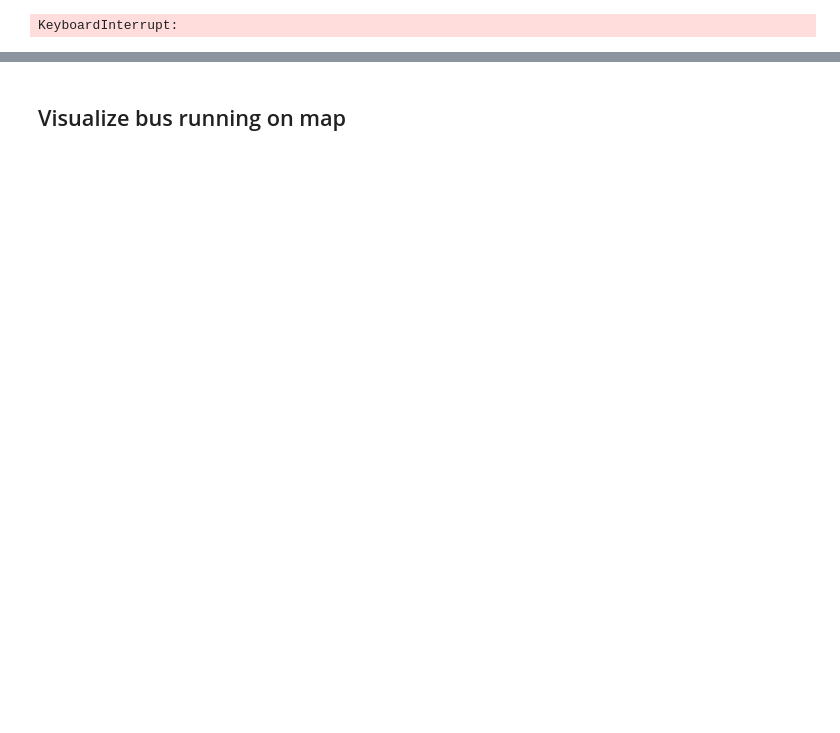
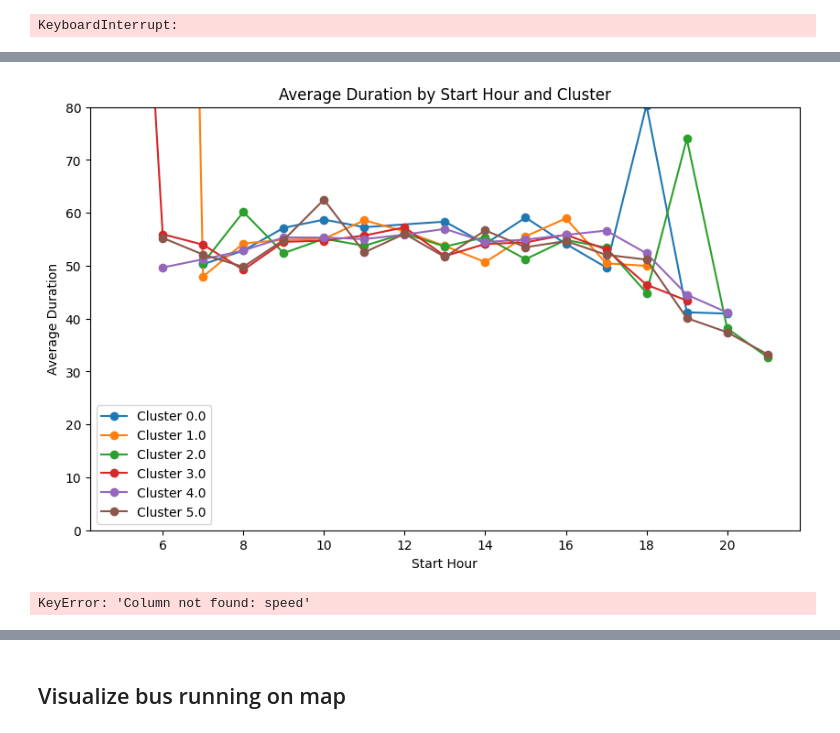
Before and after one commit to Ginushmal/DSE-Project-Bus-Arrival-time-Prediction-GRP29, a Jupyter notebook: Baqir/clustering_bq.ipynb, the cells around one changed output, grey strips where cells are left out. Drawn from its saved outputs; the diff is of its cells as text; code cells hidden in the pictures; blank space fills up the shorter version.

```diff
--- a/Baqir/clustering_bq.ipynb
+++ b/Baqir/clustering_bq.ipynb
@@ -349,3 +354,13 @@ def DBA_update(center, series, cost_mat, path_mat, delta_mat, tmp_delta_mat):
 
 # if __name__== "__main__":
 #     main()
+# %%
+#read csv in dataout
+all_trips_data = pd.read_csv('../DataOut/all_trips_with_cluster_label.csv')
+# %%
+#start_time to datetime
+all_trips_data['start_time'] = pd.to_datetime(all_trips_data['start_time'])
+#start_hour fraction
+all_trips_data['start_hour'] = all_trips_data['start_time'].dt.hour + round(all_trips_data['start_time'].dt.minute/60)
+# %%
+all_trips_data_one_direction = all_trips_data[all_trips_data['direction']==1]
@@ -351,0 +401,26 @@ def DBA_update(center, series, cost_mat, path_mat, delta_mat, tmp_delta_mat):
+# %%
+import pandas as pd
+import matplotlib.pyplot as plt
+
+# Group the data by cluster_label and start_hour, and calculate the average duration in each group
+grouped_data = all_trips_data_one_direction.groupby(['cluster_label', 'start_hour'])['duration_in_mins'].mean().reset_index(name='average_duration')
+
+# Plot the data using a line plot with different colors for each cluster_label
+fig, ax = plt.subplots(figsize=(10, 6))
+for label, group in grouped_data.groupby('cluster_label'):
+    group.plot(x='start_hour', y='average_duration', ax=ax, label=f'Cluster {label}', marker='o')
+plt.xlabel('Start Hour')
+plt.ylabel('Average Duration')
+plt.title('Average Duration by Start Hour and Cluster')
+plt.ylim(0, 80)
+plt.legend()
+plt.show()
+# %% [output]
+[figure, added]
+# %%
+#plot average speed for each cluster_label against start_hour
+all_trips_data_one_direction.groupby(['cluster_label','start_hour'])['length'].mean().unstack().plot(kind='line',figsize=(10, 6))
+#if acceleration is less than -2 then it is a break, (calculate breaks / length )* 16000 for each trip
+data['breaks'] = data['acceleration'].apply(lambda x: 1 if x < -2 else 0)
+# %% [output]
+KeyError: 'Column not found: speed'
```
Also changed, not shown: parts of 4 cells of this notebook, 19 other files.
